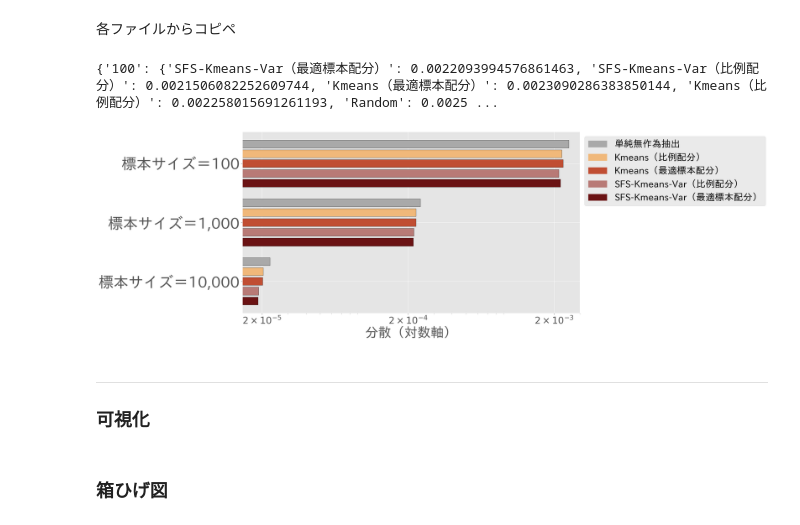
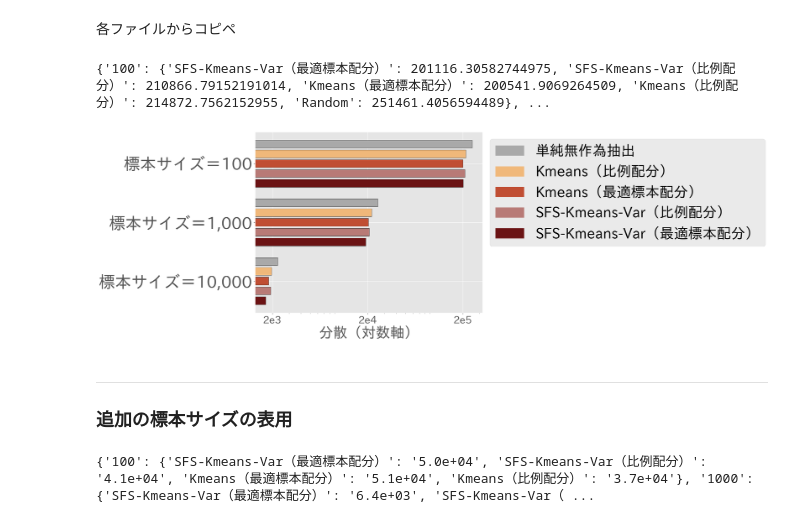
Before and after one commit to Monketu/ABtesting, a Jupyter notebook: notebook/確認用/結果の図用_標本サイズ.ipynb, the cells around one changed output. Drawn from its saved outputs; the diff is of its cells as text; code cells hidden in the pictures.

```diff
--- a/notebook/確認用/結果の図用_標本サイズ.ipynb
+++ b/notebook/確認用/結果の図用_標本サイズ.ipynb
@@ -47,27 +46,25 @@ once_o_color = "#6b1314"
 各ファイルからコピペ
 # %%
 dict_100 = {
-    "SFS-Kmeans-Var（最適標本配分）": 0.0022093994576861463,
-    "SFS-Kmeans-Var（比例配分）": 0.0021506082252609744,
-    "Kmeans（最適標本配分）": 0.0023090286383850144,
-    "Kmeans（比例配分）": 0.002258015691261193,
-    "Random": 0.002519417916,
+    "SFS-Kmeans-Var（最適標本配分）": 201116.30582744975,
+    "SFS-Kmeans-Var（比例配分）": 210866.79152191014,
+    "Kmeans（最適標本配分）": 200541.9069264509,
+    "Kmeans（比例配分）": 214872.7562152955,
+    "Random": 251461.4056594489,
 }
-
 dict_1000 = {
-    "SFS-Kmeans-Var（最適標本配分）": 0.000217609405530702,
-    "SFS-Kmeans-Var（比例配分）": 0.0002188283116216663,
-    "Kmeans（最適標本配分）": 0.00022626416430892942,
-    "Kmeans（比例配分）": 0.00022631557576274642,
-    "Random": 0.00024276052159000007,
+    "SFS-Kmeans-Var（最適標本配分）": 19153.519918735437,
+    "SFS-Kmeans-Var（比例配分）": 20822.570433092285,
+    "Kmeans（最適標本配分）": 20405.22261162878,
+    "Kmeans（比例配分）": 22023.98846487841,
+    "Random": 25574.168277427103,
 }
-
 dict_10000 = {
-    "SFS-Kmeans-Var（最適標本配分）": 1.877328748048238e-05,
-    "SFS-Kmeans-Var（比例配分）": 1.8965471164100427e-05,
-    "Kmeans（最適標本配分）": 2.016501238397456e-05,
-    "Kmeans（比例配分）": 2.0389799886651402e-05,
-    "Random": 2.2632890459900006e-05,
+    "SFS-Kmeans-Var（最適標本配分）": 1698.4031682560549,
+    "SFS-Kmeans-Var（比例配分）": 1922.7697769312188,
+    "Kmeans（最適標本配分）": 1834.1735381216324,
+    "Kmeans（比例配分）": 1963.3774779141318,
+    "Random": 2279.149224402876,
 }
 # %%
 def make_var_dict(dict_100, dict_1000, dict_10000) -> dict:
@@ -82,4 +79,4 @@ var_dict = make_var_dict(dict_100=dict_100, dict_1000=dict_1000, dict_10000=dict
 # %%
 print(var_dict)
 # %% [output]
-{'100': {'SFS-Kmeans-Var（最適標本配分）': 0.0022093994576861463, 'SFS-Kmeans-Var（比例配分）': 0.0021506082252609744, 'Kmeans（最適標本配分）': 0.0023090286383850144, 'Kmeans（比例配分）': 0.002258015691261193, 'Random': 0.0025 ...
+{'100': {'SFS-Kmeans-Var（最適標本配分）': 201116.30582744975, 'SFS-Kmeans-Var（比例配分）': 210866.79152191014, 'Kmeans（最適標本配分）': 200541.9069264509, 'Kmeans（比例配分）': 214872.7562152955, 'Random': 251461.4056594489}, ...
@@ -121,7 +108,7 @@ colors = (
 y_positions = [2, 8, 14]
 
 # グラフを描画
-fig, ax = plt.subplots(figsize=(25, 8))
+fig, ax = plt.subplots(figsize=(10, 8))
 ax.barh(range(len(values)), values, color=colors, edgecolor="black")
 
 # 凡例の追加
@@ -130,41 +117,36 @@ legend_labels = [
     "Kmeans（比例配分）",
     "Kmeans（最適標本配分）",
     "SFS-Kmeans-Var（比例配分）",
     "SFS-Kmeans-Var（最適標本配分）",
 ]
 # 色のリスト
 legend_colors = [
     random_color,
     kmeans_p_color,
     kmeans_o_color,
     once_p_color,
     once_o_color,
 ]
 # 各ラベルに対してハンドルを作成
 handles = [plt.Rectangle((0, 0), 1, 1, color=color) for color in legend_colors]
-ax.legend(handles, legend_labels, fontsize=25, loc="upper left", bbox_to_anchor=(1, 1))
+ax.legend(handles, legend_labels, fontsize=35, loc="upper left", bbox_to_anchor=(1, 1))
 
 # y軸の目盛りとラベルを設定
 ax.set_yticks(y_positions)
 ax.tick_params(axis="x", labelsize=25)
 ax.set_yticklabels(labels, fontsize=40)
 
 
 ax.set_xlabel("分散（対数軸）", fontsize=35)
 ax.set_xscale("log")
-ax.set_xlim(0, X_LIM_VAR)
 log_ticks = X_TICKS
-formatter = FuncFormatter(scientific_notation_formatter)
 ax.set_xscale("log")
-ax.set_xticks(log_ticks)
-ax.xaxis.set_major_formatter(formatter)
+ax.set_xticks(log_ticks, labels=LABELS)
 
 plt.tight_layout()
 plt.show()
 # %% [output]
-[figure, old version]
+[figure, new version]
 # %% [markdown]
 -----------
-### 可視化
+### 追加の標本サイズの表用
-# %% [markdown]
-### 箱ひげ図
@@ -170,0 +163,5 @@ plt.show()
+# %%
+delta_dict = make_delta_dict(var_dict=var_dict)
+print(delta_dict)
+# %% [output]
+{'100': {'SFS-Kmeans-Var（最適標本配分）': '5.0e+04', 'SFS-Kmeans-Var（比例配分）': '4.1e+04', 'Kmeans（最適標本配分）': '5.1e+04', 'Kmeans（比例配分）': '3.7e+04'}, '1000': {'SFS-Kmeans-Var（最適標本配分）': '6.4e+03', 'SFS-Kmeans-Var（ ...
```
Also changed, not shown: parts of 6 cells of this notebook, 1 other file.
